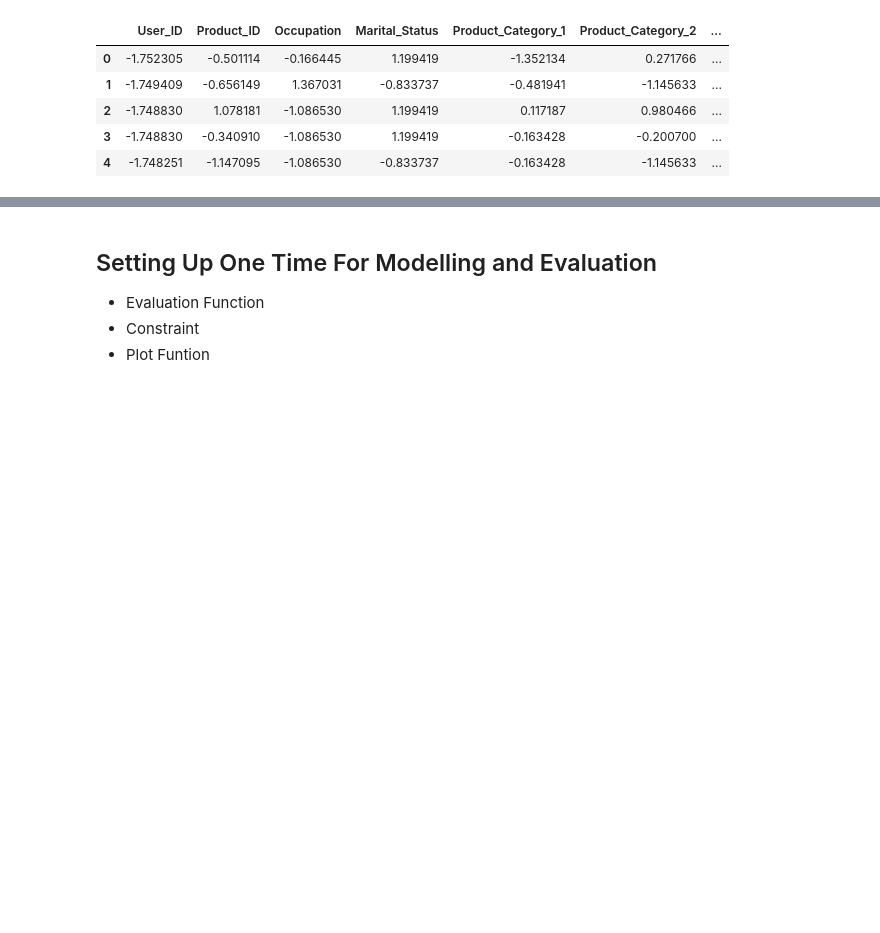
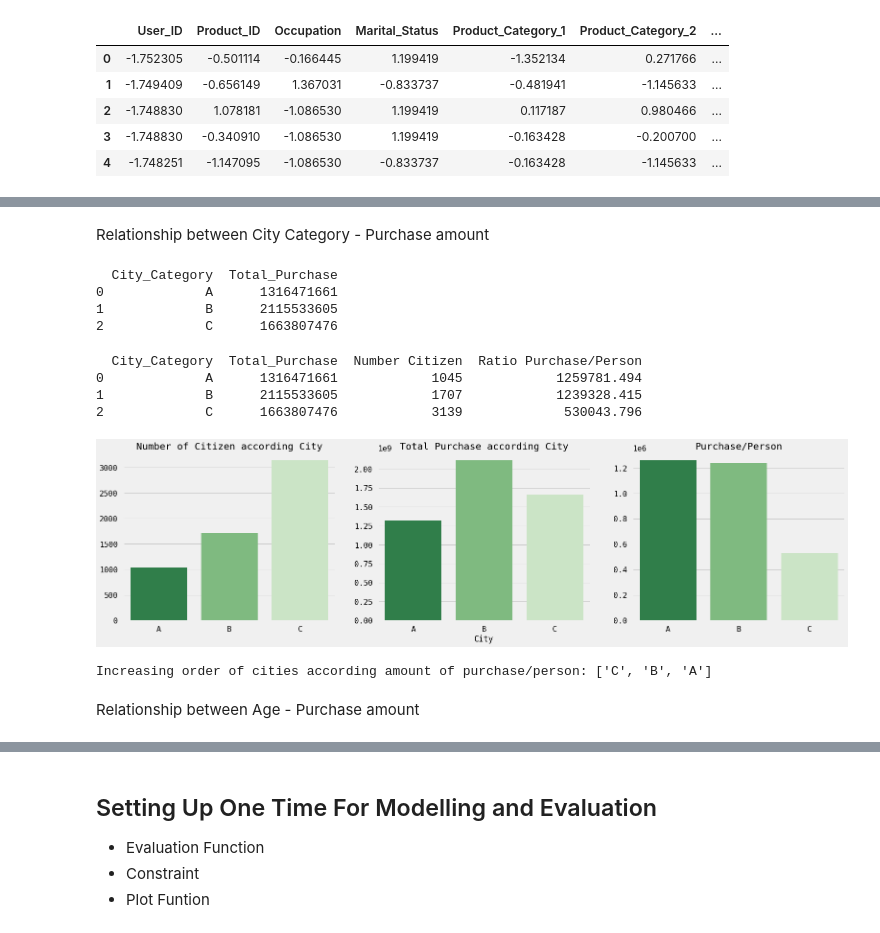
Before and after one commit to QuangDuc-HUST/ML.DSAI.20212.07.BlackFridayDayPrediction, a Jupyter notebook: src/MachineLearning_Code_Group07.ipynb, the cells around one changed output, grey strips where cells are left out. Drawn from its saved outputs; the diff is of its cells as text; code cells hidden in the pictures; blank space fills up the shorter version.

```diff
--- a/src/ML_BlackFriday_Notebook_QD.ipynb
+++ b/src/MachineLearning_Code_Group07.ipynb
@@ -614,0 +740,41 @@ test_encode.head()
+# %% [markdown]
+Relationship between City Category - Purchase amount
+# %%
+city_purchase = user_df[["City_Category", "Total_Purchase"]]
+city_purchase = city_purchase.groupby("City_Category", as_index = False).agg({'Total_Purchase': 'sum'})
+print(city_purchase)
+# %% [output]
+  City_Category  Total_Purchase
+0             A      1316471661
+1             B      2115533605
+2             C      1663807476
+# %%
+city_purchase["Number Citizen"] = 0
+for city in user_df.City_Category.unique():
+    city_purchase.loc[city_purchase.City_Category == city, "Number Citizen"] = len(user_df[user_df.City_Category == city])
+city_purchase["Ratio Purchase/Person"] = round(city_purchase.Total_Purchase / city_purchase["Number Citizen"], 3)
+print(city_purchase)
+# %% [output]
+  City_Category  Total_Purchase  Number Citizen  Ratio Purchase/Person
+0             A      1316471661            1045            1259781.494
+1             B      2115533605            1707            1239328.415
+2             C      1663807476            3139             530043.796
+# %%
+fig, ax = plt.subplots(1,3, figsize = (24,6))
+sns.countplot(ax = ax[0], x= 'City_Category', data= user_df, order=["A", "B", "C"], palette='Greens_r')
+sns.barplot(ax= ax[1], x = "City_Category", y="Total_Purchase", data= city_purchase, ci=None, palette='Greens_r')
+sns.barplot(ax= ax[2], x = "City_Category", y="Ratio Purchase/Person", data= city_purchase, ci=None, palette='Greens_r')
+ax[0].set(title="Number of Citizen according City", ylabel = None, xlabel=None)
+ax[1].set(title="Total Purchase according City", ylabel = None, xlabel="City")
+ax[2].set(title="Purchase/Person", xlabel=None, ylabel=None)
+
+plt.show()
+# %% [output]
+[figure, added]
+# %%
+ord_city = list(city_purchase.sort_values(by="Ratio Purchase/Person").City_Category)
+print("Increasing order of cities according amount of purchase/person:", ord_city)
+# %% [output]
+Increasing order of cities according amount of purchase/person: ['C', 'B', 'A']
+# %% [markdown]
+Relationship between Age - Purchase amount
```
Also changed, not shown: parts of 84 cells of this notebook.
